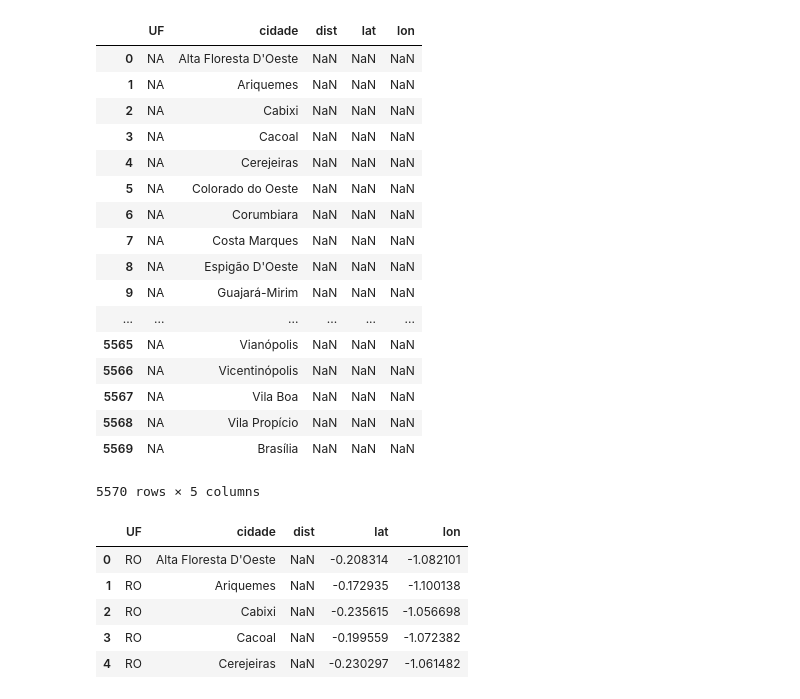
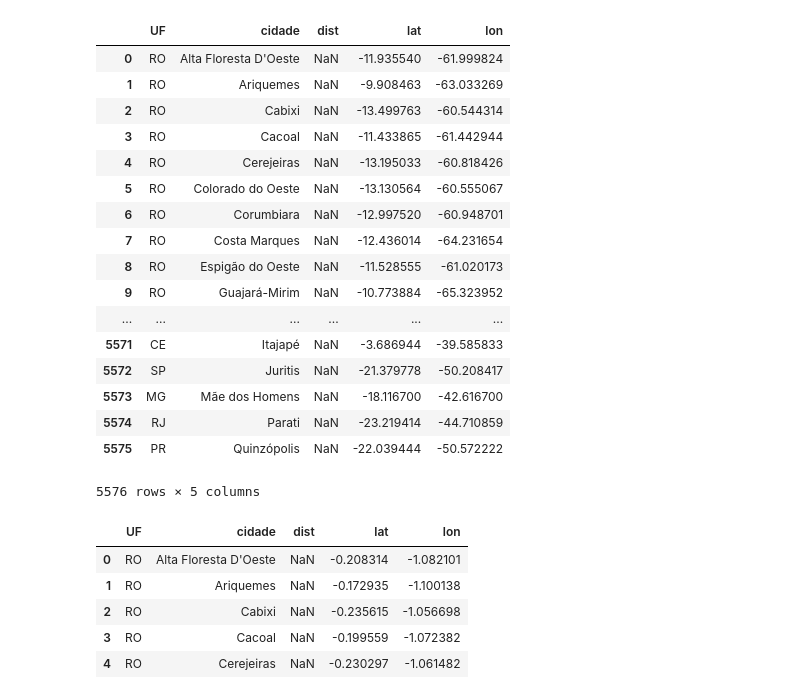
Before and after one commit to RafaelGoncalves8/mc931, a Jupyter notebook: Distancia_cidades/jup/MC932.ipynb, the cells around one changed output. Drawn from its saved outputs; the diff is of its cells as text; code cells hidden in the pictures.

```diff
--- a/Distancia_cidades/jup/MC932.ipynb
+++ b/Distancia_cidades/jup/MC932.ipynb
@@ -3,6 +4,6 @@ import numpy as np
 import pandas as pd
 import matplotlib.pyplot as plt
 # %%
-dados_cidades = pd.read_csv('cidades_estados.csv')
-dados_latlong = pd.read_csv('cidades.csv')
+dados_cidades = pd.read_csv('cidades_estados.csv_')
+#dados_latlong = pd.read_csv('cidades.csv')
 # %%
@@ -26,27 +20,27 @@ dados_latlong.head()
 # %%
-df = pd.DataFrame({'cidade': dados_latlong.name,
-                 'UF': 'NA',
-                 'lat': np.nan,
-                 'lon': np.nan,
+df = pd.DataFrame({'cidade': dados_cidades.name,
+                 'UF': dados_cidades.uf,
+                 'lat': dados_cidades.lat,
+                 'lon': dados_cidades.lon,
                  'dist': np.nan})
 df
 # %% [output]
 |  | UF | cidade | dist | lat | lon |
-| 0 | NA | Alta Floresta D'Oeste | NaN | NaN | NaN |
-| 1 | NA | Ariquemes | NaN | NaN | NaN |
-| 2 | NA | Cabixi | NaN | NaN | NaN |
-| 3 | NA | Cacoal | NaN | NaN | NaN |
-| 4 | NA | Cerejeiras | NaN | NaN | NaN |
-| 5 | NA | Colorado do Oeste | NaN | NaN | NaN |
-| 6 | NA | Corumbiara | NaN | NaN | NaN |
-| 7 | NA | Costa Marques | NaN | NaN | NaN |
-| 8 | NA | Espigão D'Oeste | NaN | NaN | NaN |
-| 9 | NA | Guajará-Mirim | NaN | NaN | NaN |
+| 0 | RO | Alta Floresta D'Oeste | NaN | -11.935540 | -61.999824 |
+| 1 | RO | Ariquemes | NaN | -9.908463 | -63.033269 |
+| 2 | RO | Cabixi | NaN | -13.499763 | -60.544314 |
+| 3 | RO | Cacoal | NaN | -11.433865 | -61.442944 |
+| 4 | RO | Cerejeiras | NaN | -13.195033 | -60.818426 |
+| 5 | RO | Colorado do Oeste | NaN | -13.130564 | -60.555067 |
+| 6 | RO | Corumbiara | NaN | -12.997520 | -60.948701 |
+| 7 | RO | Costa Marques | NaN | -12.436014 | -64.231654 |
+| 8 | RO | Espigão do Oeste | NaN | -11.528555 | -61.020173 |
+| 9 | RO | Guajará-Mirim | NaN | -10.773884 | -65.323952 |
 | ... | ... | ... | ... | ... | ... |
-| 5565 | NA | Vianópolis | NaN | NaN | NaN |
-| 5566 | NA | Vicentinópolis | NaN | NaN | NaN |
-| 5567 | NA | Vila Boa | NaN | NaN | NaN |
-| 5568 | NA | Vila Propício | NaN | NaN | NaN |
-| 5569 | NA | Brasília | NaN | NaN | NaN |
+| 5571 | CE | Itajapé | NaN | -3.686944 | -39.585833 |
+| 5572 | SP | Juritis | NaN | -21.379778 | -50.208417 |
+| 5573 | MG | Mãe dos Homens | NaN | -18.116700 | -42.616700 |
+| 5574 | RJ | Parati | NaN | -23.219414 | -44.710859 |
+| 5575 | PR | Quinzópolis | NaN | -22.039444 | -50.572222 |
-5570 rows × 5 columns
+5576 rows × 5 columns
 # %%
```
Also changed, not shown: parts of 27 cells of this notebook, 7 other files.
